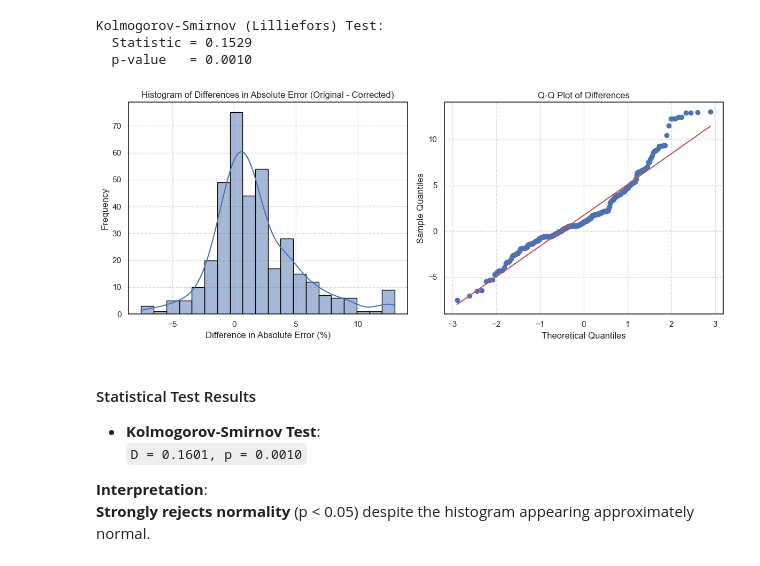
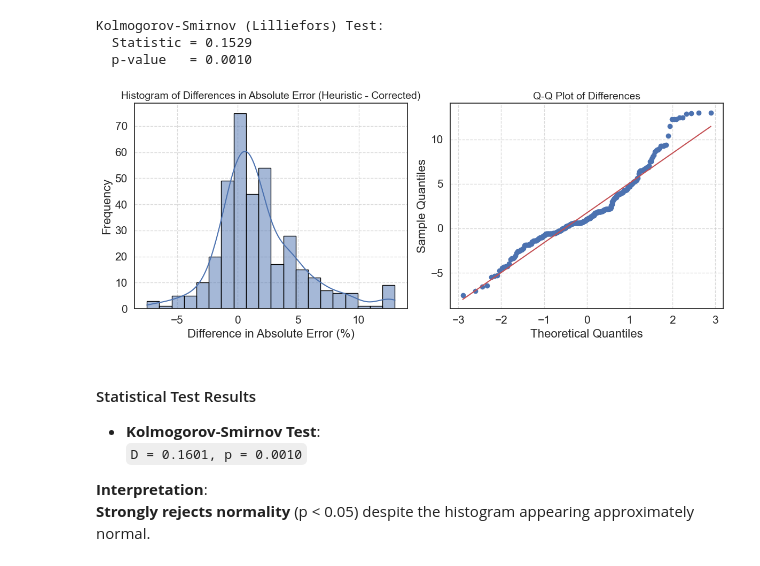
Before and after one commit to serize02/echonet-dl, a Jupyter notebook: notebooks/error_analysis.ipynb, the cells around one changed output. Drawn from its saved outputs; the diff is of its cells as text; code cells hidden in the pictures.

Commit message:
ref: original-heuristic

```diff
--- a/notebooks/error_analysis.ipynb
+++ b/notebooks/error_analysis.ipynb
@@ -307,30 +311,34 @@ Kolmogorov-Smirnov (Lilliefors) Test:
 # %%
 from scipy.stats import probplot
 
 differences = test['error_diff']
 
 plt.figure(figsize=(12, 5))
 
 # Histogram
 plt.subplot(1, 2, 1)
 sns.histplot(differences, bins=20, kde=True, edgecolor='black')
-plt.title('Histogram of Differences in Absolute Error (Original - Corrected)')
-plt.xlabel('Difference in Absolute Error (%)')
-plt.ylabel('Frequency')
+plt.title('Histogram of Differences in Absolute Error (Heuristic - Corrected)', fontsize=14)
+plt.xlabel('Difference in Absolute Error (%)', fontsize=16)
+plt.ylabel('Frequency', fontsize=16)
+plt.xticks(fontsize=15)
+plt.yticks(fontsize=15)
 plt.grid(True, linestyle='--', alpha=0.7)
 
 # Q-Q Plot
 plt.subplot(1, 2, 2)
 probplot(differences, dist="norm", plot=plt)
-plt.title('Q-Q Plot of Differences')
-plt.xlabel('Theoretical Quantiles')
-plt.ylabel('Sample Quantiles')
+plt.title('Q-Q Plot of Differences', fontsize=14)
+plt.xlabel('Theoretical Quantiles', fontsize=16)
+plt.ylabel('Sample Quantiles', fontsize=16)
+plt.xticks(fontsize=15)
+plt.yticks(fontsize=15)
 plt.grid(True, linestyle='--', alpha=0.7)
 
 plt.tight_layout()
 plt.show()
 # %% [output]
-[figure, old version]
+[figure, new version]
 # %% [markdown]
 #### Statistical Test Results
 - **Kolmogorov-Smirnov Test**:
```
Also changed, not shown: parts of 2 cells of this notebook.
